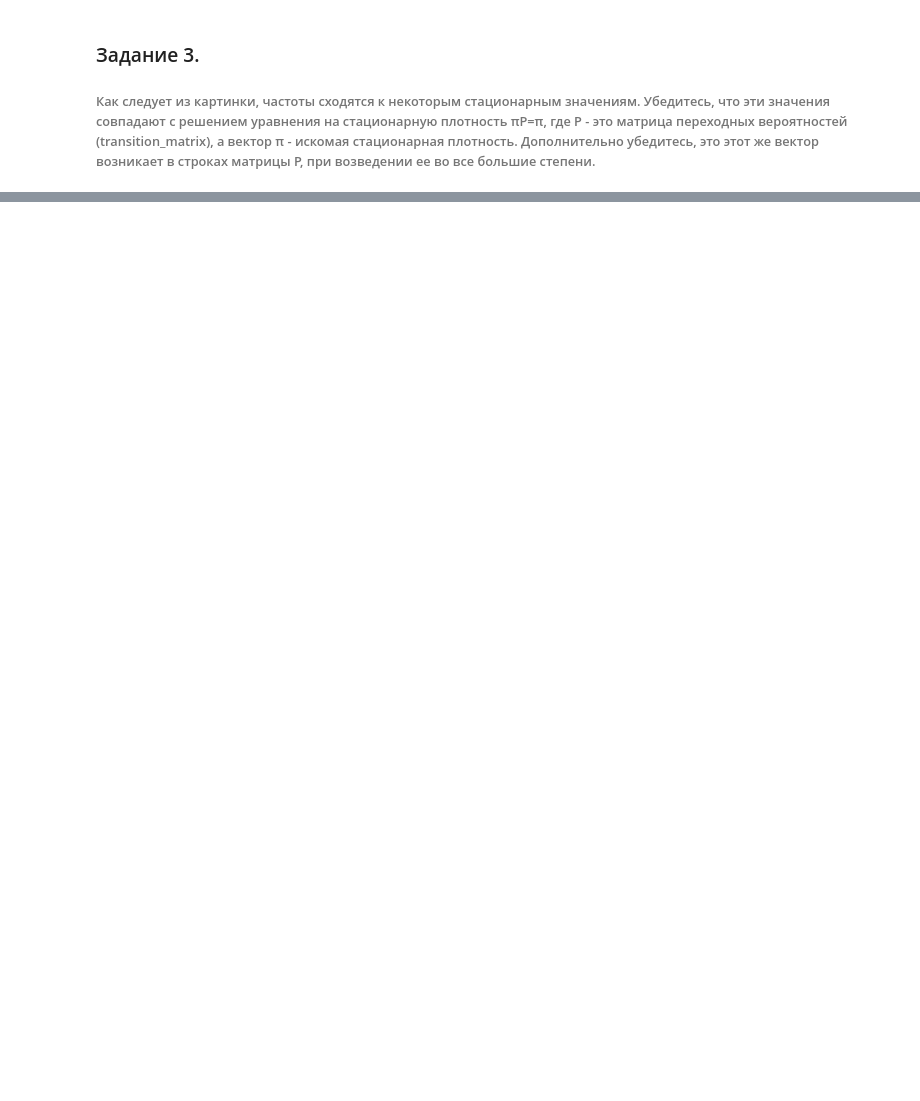
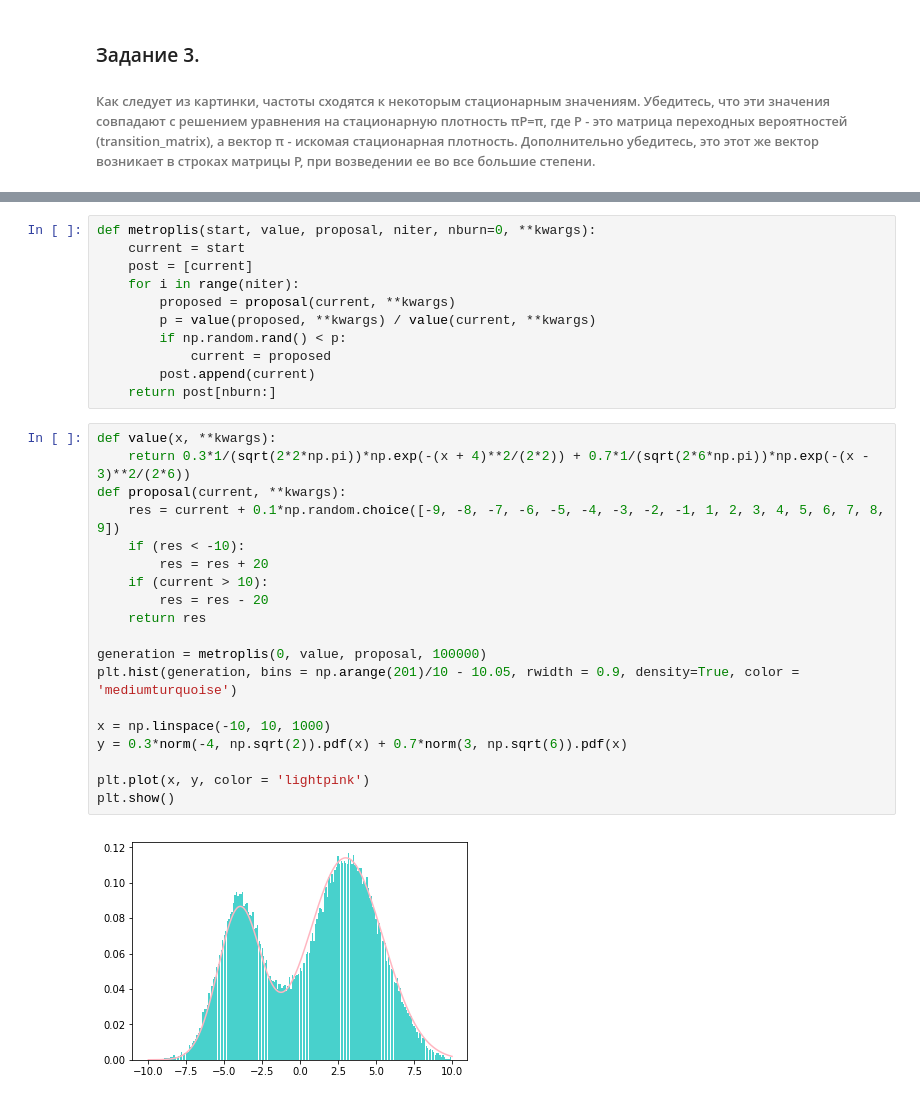
Before and after one commit to BaramovaMI/BaranovaMI, a Jupyter notebook: hometask_6.ipynb, the cells around one changed output, grey strips where cells are left out. Saved outputs shown, nothing was run; the diff lists cells and outputs as text; blank space fills up the shorter version.

```diff
--- a/hometask_6.ipynb
+++ b/hometask_6.ipynb
@@ -56,0 +63,32 @@ print( np.linalg.matrix_power(transition_matrix, k) )
+# %%
+def metroplis(start, value, proposal, niter, nburn=0, **kwargs):
+    current = start
+    post = [current]
+    for i in range(niter):
+        proposed = proposal(current, **kwargs)
+        p = value(proposed, **kwargs) / value(current, **kwargs)
+        if np.random.rand() < p:
+            current = proposed
+        post.append(current)
+    return post[nburn:]
+# %%
+def value(x, **kwargs):
+    return 0.3*1/(sqrt(2*2*np.pi))*np.exp(-(x + 4)**2/(2*2)) + 0.7*1/(sqrt(2*6*np.pi))*np.exp(-(x - 3)**2/(2*6))
+def proposal(current, **kwargs):
+    res = current + 0.1*np.random.choice([-9, -8, -7, -6, -5, -4, -3, -2, -1, 1, 2, 3, 4, 5, 6, 7, 8, 9])
+    if (res < -10):
+        res = res + 20
+    if (current > 10):
+        res = res - 20
+    return res
+
+generation = metroplis(0, value, proposal, 100000)
+plt.hist(generation, bins = np.arange(201)/10 - 10.05, rwidth = 0.9, density=True, color = 'mediumturquoise')
+
+x = np.linspace(-10, 10, 1000)
+y = 0.3*norm(-4, np.sqrt(2)).pdf(x) + 0.7*norm(3, np.sqrt(6)).pdf(x)
+
+plt.plot(x, y, color = 'lightpink')
+plt.show()
+# %% [output]
+[figure, added]
```
Also changed, not shown: parts of 5 cells of this notebook.
